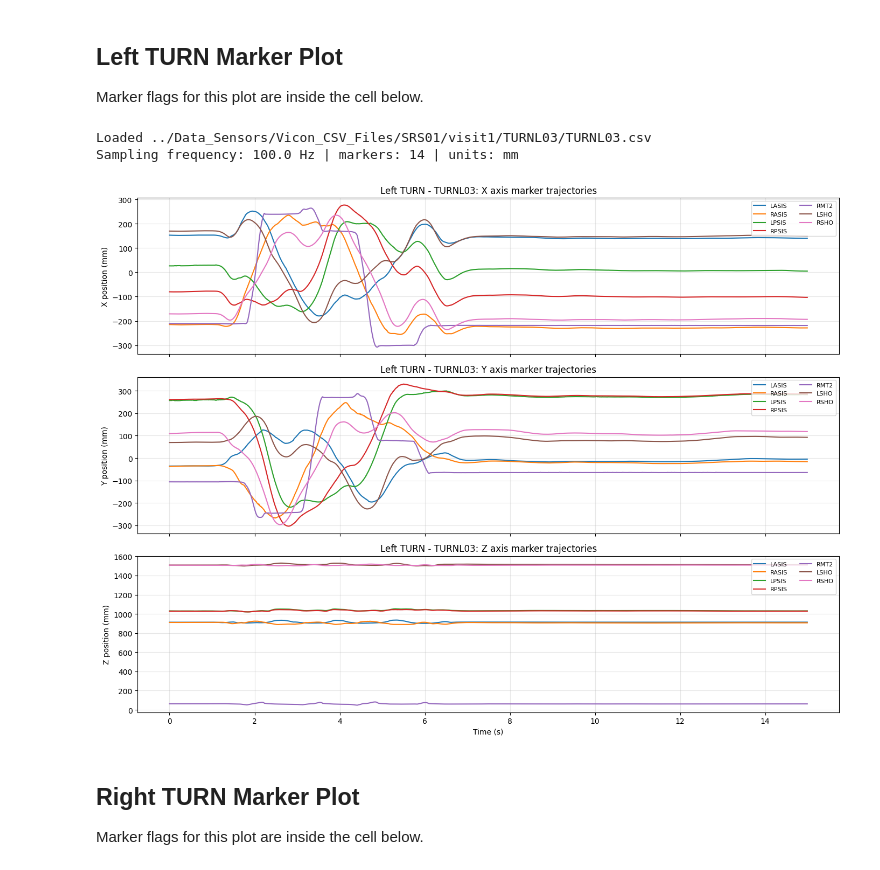
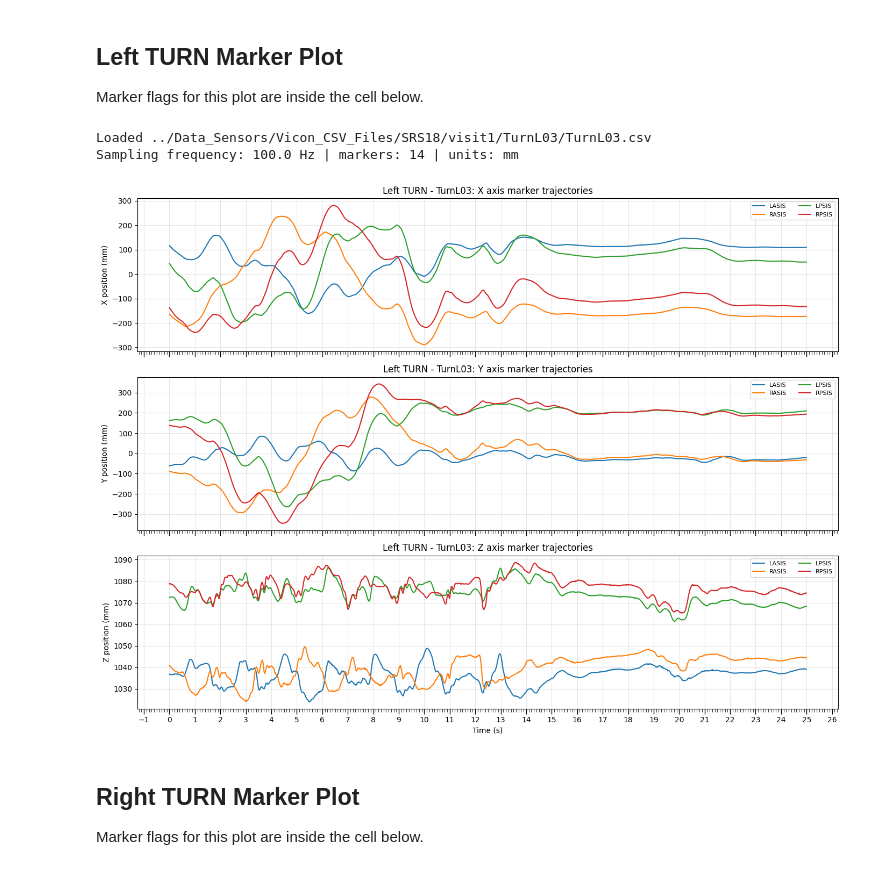
Before and after one commit to ahmedazhar2299/my-walk-sentinal, a Jupyter notebook: Sensors_Visualizers/visualzer.ipynb, the cells around one changed output. Saved outputs shown, nothing was run; the diff lists cells and outputs as text; code cells hidden in the pictures.

```diff
--- a/Sensors_Visualizers/visualzer.ipynb
+++ b/Sensors_Visualizers/visualzer.ipynb
@@ -37,10 +37,11 @@ import csv
 import numpy as np
 import pandas as pd
 import matplotlib.pyplot as plt
+from matplotlib.ticker import MultipleLocator
 
 pd.set_option("display.max_columns", 80)
 
-DEFAULT_VICON_VISIT_DIR = Path("../Data_Sensors/Vicon_CSV_Files/SRS01/visit1")
+DEFAULT_VICON_VISIT_DIR = Path("../Data_Sensors/Vicon_CSV_Files/SRS18/visit1")
 
 # Axis visibility flags. Change these and rerun plot cells.
 SHOW_X = True
@@ -52,6 +53,11 @@ DOWNSAMPLE = 1
 
 # Separate figures by marker can be easier to read, but creates many plots.
 SEPARATE_FIGURE_PER_MARKER = False
+
+# X-axis tick spacing for easier visual time measurement.
+# Major ticks get labels; minor ticks are small unlabeled tick marks.
+X_MAJOR_TICK_INTERVAL_S = 1.0
+X_MINOR_TICK_INTERVAL_S = 0.1
 # %% [markdown]
 ## Vicon Trajectory Parser
 # %%
@@ -185,7 +191,29 @@ def selected_markers(meta, manual_markers=None, marker_visibility=None):
     return [m for m in meta["markers"] if marker_visibility.get(m, True)]
 
 
-def plot_marker_axes(df, meta, title=None, markers=None, marker_visibility=None, show_x=True, show_y=True, show_z=True, downsample=1, separate=False):
+def _apply_x_time_ticks(ax, major_interval_s=1.0, minor_interval_s=0.1):
+    if major_interval_s and major_interval_s > 0:
+        ax.xaxis.set_major_locator(MultipleLocator(major_interval_s))
+    if minor_interval_s and minor_interval_s > 0:
+        ax.xaxis.set_minor_locator(MultipleLocator(minor_interval_s))
+        ax.tick_params(axis="x", which="minor", length=4, width=0.8, color="0.25")
+    ax.tick_params(axis="x", which="major", length=7, width=1.0)
+
+
+def plot_marker_axes(
+    df,
+    meta,
+    title=None,
+    markers=None,
+    marker_visibility=None,
+    show_x=True,
+    show_y=True,
+    show_z=True,
+    downsample=1,
+    separate=False,
+    x_major_tick_interval_s=1.0,
+    x_minor_tick_interval_s=0.1,
+):
     markers = selected_markers(meta, manual_markers=markers, marker_visibility=marker_visibility)
     if not markers:
         print("No selected markers found in file.")
@@ -215,6 +243,7 @@ def plot_marker_axes(df, meta, title=None, markers=None, marker_visibility=None,
                 col = f"{marker}_{axis}"
                 if col in plot_df:
                     ax.plot(time_s, plot_df[col], label=f"{marker} {axis}")
+            _apply_x_time_ticks(ax, x_major_tick_interval_s, x_minor_tick_interval_s)
             ax.set_title(f"{title}: {marker} ({MARKER_FULL_FORMS.get(marker, 'custom marker')})")
             ax.set_xlabel("Time (s)")
             ax.set_ylabel(f"Position ({units})")
@@ -232,6 +261,7 @@ def plot_marker_axes(df, meta, title=None, markers=None, marker_visibility=None,
             col = f"{marker}_{axis}"
             if col in plot_df:
                 ax_obj.plot(time_s, plot_df[col], label=marker)
+        _apply_x_time_ticks(ax_obj, x_major_tick_interval_s, x_minor_tick_interval_s)
         ax_obj.set_title(f"{title}: {axis} axis marker trajectories")
         ax_obj.set_ylabel(f"{axis} position ({units})")
         ax_obj.grid(True, alpha=0.3)
@@ -352,39 +384,41 @@ LEFT_TURN_MARKERS = {
     "LPSIS": True,
     "RPSIS": True,
     "RLEK": False,
     "RMM": False,
     "RHEE": False,
-    "RMT2": True,
+    "RMT2": False,
+    "LMT2": False,
     "LLEK": False,
     "LMM": False,
     "LHEE": False,
-    "LMT2": False,
-    "LSHO": True,
-    "RSHO": True,
+    "LSHO": False,
+    "RSHO": False,
 }
 
 if TURN_LEFT_FILE is None:
     print("No left TURN CSV found.")
 else:
     turn_left_df, turn_left_meta = load_vicon_marker_trajectories(TURN_LEFT_FILE)
     print(f"Loaded {TURN_LEFT_FILE}")
     print(f"Sampling frequency: {turn_left_meta['fs_hz']} Hz | markers: {len(turn_left_meta['markers'])} | units: {turn_left_meta['units']}")
     plot_marker_axes(
         turn_left_df,
         turn_left_meta,
         title=f"Left TURN - {TURN_LEFT_FILE.parent.name}",
         markers=[],
         marker_visibility=LEFT_TURN_MARKERS,
         show_x=SHOW_X,
         show_y=SHOW_Y,
         show_z=SHOW_Z,
         downsample=DOWNSAMPLE,
         separate=SEPARATE_FIGURE_PER_MARKER,
+        x_major_tick_interval_s=X_MAJOR_TICK_INTERVAL_S,
+        x_minor_tick_interval_s=X_MINOR_TICK_INTERVAL_S,
     )
 # %% [output]
-Loaded ../Data_Sensors/Vicon_CSV_Files/SRS01/visit1/TURNL03/TURNL03.csv
+Loaded ../Data_Sensors/Vicon_CSV_Files/SRS18/visit1/TurnL03/TurnL03.csv
 Sampling frequency: 100.0 Hz | markers: 14 | units: mm
-[figure, old version]
+[figure, new version]
 # %% [markdown]
 ## Right TURN Marker Plot
 
```
Also changed, not shown: parts of 5 cells of this notebook, 4 other files.
